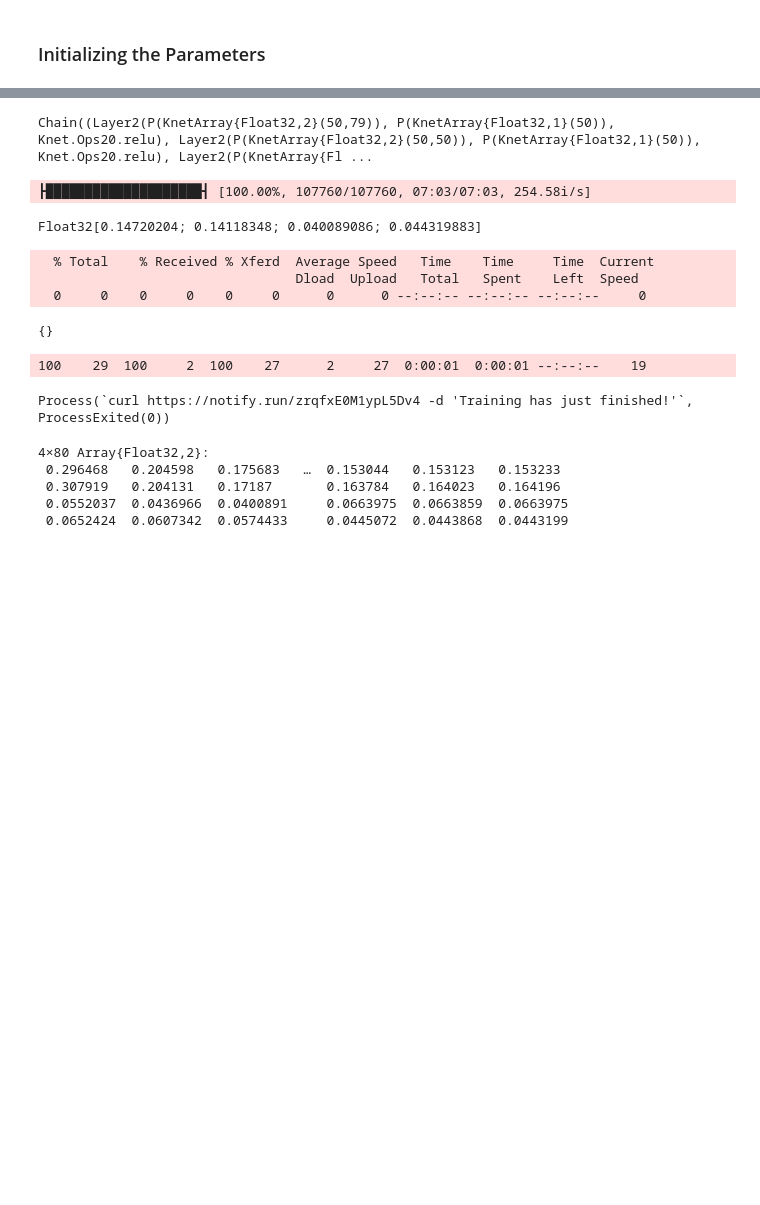
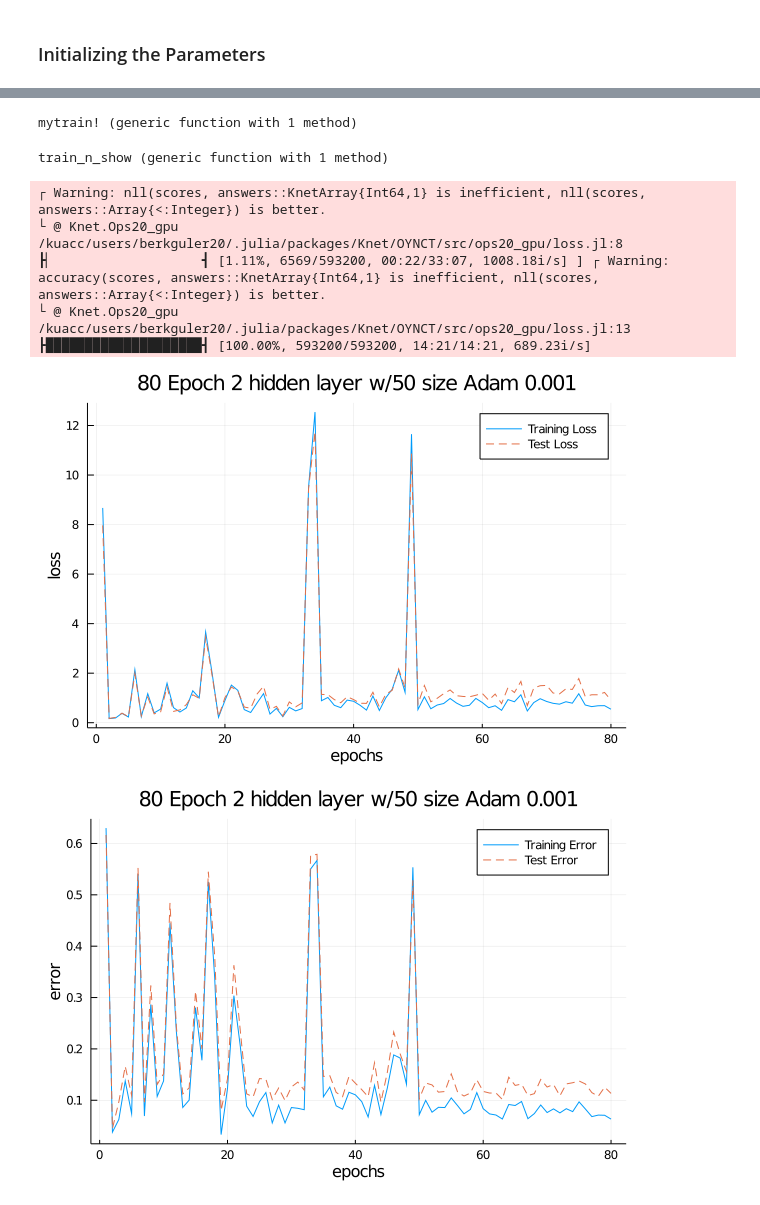
Before and after one commit to berkguler/comp541, a Jupyter notebook: v1_2.ipynb, the cells around one changed output, grey strips where cells are left out. Drawn from its saved outputs; the diff is of its cells as text; code cells hidden in the pictures; blank space fills up the shorter version.

```diff
--- a/v1_2.ipynb
+++ b/v1_2.ipynb
@@ -190,4 +192,4 @@ xlabel!("Time in seconds")
 # %%
-dtrn2 = minibatch(x_train',y_train',64)
-dtst2 = minibatch(x_test',y_test',64)
+dtrn2 = minibatch(x_train',y_train,64,xtype= array_type)
+dtst2 = minibatch(x_test',y_test,64, xtype = array_type)
 # %% [output]
@@ -213,0 +199,35 @@ xavier_uniform (generic function with 1 method)
+# %%
+function mytrain!(model, dtrn::Data, dtst::Data; lr_input=0.15, epoch::Int=100, optimizer)
+    train_loss = Array{Float64,1}()
+    test_loss = Array{Float64,1}()
+    train_error = Array{Float64,1}()
+    test_error = Array{Float64,1}()
+    for x in takenth(progress(optimizer(model,lr=lr_input,ncycle(dtrn,epoch))),length(dtrn))
+        push!(train_loss,model(dtrn))
+        push!(test_loss,model(dtst))
+        push!(train_error, 1-accuracy(model,data = dtrn))
+        push!(test_error, 1-accuracy(model,data = dtst))
+    end
+    return 1:epoch, train_loss, test_loss, train_error, test_error
+end
+# %% [output]
+mytrain! (generic function with 1 method)
+# %%
+function train_n_show(model,dtrn,dtst,epoch_,learning_rate,optimizer_,Title)
+    epoch = Array{Int64,1}()
+    trnloss = Array{Float64,1}()
+    tstloss = Array{Float64,1}()
+    trnerror = Array{Float64,1}()
+    tsterror = Array{Float64,1}()
+    epoch, trnloss, tstloss, trnerror, tsterror = mytrain!(model,dtrn,dtst,epoch = epoch_,lr_input = learning_rate ,optimizer=optimizer_);
+    loss_graph = plot(epoch, trnloss, label="Training Loss" , xlabel = "epochs", ylabel = "loss", title=Title)
+    plot!(epoch, tstloss, label="Test Loss")
+    error_graph = plot(epoch, trnerror, label="Training Error" , xlabel = "epochs", ylabel = "error", title=Title)
+    plot!(epoch, tsterror, label="Test Error")
+    display(loss_graph)
+    display(error_graph)
+    print("Training Loss: ",round(minimum(trnloss),digits=4)," Test Loss: ", round(minimum(tstloss),digits=4))
+    print("\nTraining Error: ",round(minimum(trnerror),digits=4)," Test Error: ", round(minimum(tsterror),digits=4))
+end
+# %% [output]
+train_n_show (generic function with 1 method)
@@ -231,16 +266,0 @@ Layer2(i::Int,o::Int,f=relu;) = Layer2(param(o,i),param0(o),f)
-# %%
-model=Chain(Layer2(79,50),Layer2(50,50) ,Layer2(50,3))
-# %% [output]
-Chain((Layer2(P(KnetArray{Float32,2}(50,79)), P(KnetArray{Float32,1}(50)), Knet.Ops20.relu), Layer2(P(KnetArray{Float32,2}(50,50)), P(KnetArray{Float32,1}(50)), Knet.Ops20.relu), Layer2(P(KnetArray{Fl ...
-# %%
-results = trainresults(dtrn2,dtst2,model)
-send_message("Training has just finished!")
-# %% [output]
-┣████████████████████┫ [100.00%, 107760/107760, 07:03/07:03, 254.58i/s]
-Float32[0.14720204; 0.14118348; 0.040089086; 0.044319883]
-  % Total    % Received % Xferd  Average Speed   Time    Time     Time  Current
-                                 Dload  Upload   Total   Spent    Left  Speed
-  0     0    0     0    0     0      0      0 --:--:-- --:--:-- --:--:--     0
-{}
-100    29  100     2  100    27      2     27  0:00:01  0:00:01 --:--:--    19
-Process(`curl https://notify.run/zrqfxE0M1ypL5Dv4 -d 'Training has just finished!'`, ProcessExited(0))
@@ -250,8 +267,12 @@ plot([results[1,:], results[2,:]],
-# %%
-results
-# %% [output]
-4×80 Array{Float32,2}:
- 0.296468   0.204598   0.175683   …  0.153044   0.153123   0.153233
- 0.307919   0.204131   0.17187       0.163784   0.164023   0.164196
- 0.0552037  0.0436966  0.0400891     0.0663975  0.0663859  0.0663975
- 0.0652424  0.0607342  0.0574433     0.0445072  0.0443868  0.0443199
+# %%
+Random.seed!(10)
+model = Chain(Linear(79,50),Linear(50,50), Linear(50,3))
+train_n_show(model,dtrn2,dtst2,80,0.001,adam,"80 Epoch 2 hidden layer w/50 size Adam 0.001")
+# %% [output]
+┌ Warning: nll(scores, answers::KnetArray{Int64,1} is inefficient, nll(scores, answers::Array{<:Integer}) is better.
+└ @ Knet.Ops20_gpu /kuacc/users/berkguler20/.julia/packages/Knet/OYNCT/src/ops20_gpu/loss.jl:8
+┣▏                   ┫ [1.11%, 6569/593200, 00:22/33:07, 1008.18i/s] ] ┌ Warning: accuracy(scores, answers::KnetArray{Int64,1} is inefficient, nll(scores, answers::Array{<:Integer}) is better.
+└ @ Knet.Ops20_gpu /kuacc/users/berkguler20/.julia/packages/Knet/OYNCT/src/ops20_gpu/loss.jl:13
+┣████████████████████┫ [100.00%, 593200/593200, 14:21/14:21, 689.23i/s]
+[figure, added]
+[figure, added]
```
Also changed, not shown: parts of 26 cells of this notebook.
